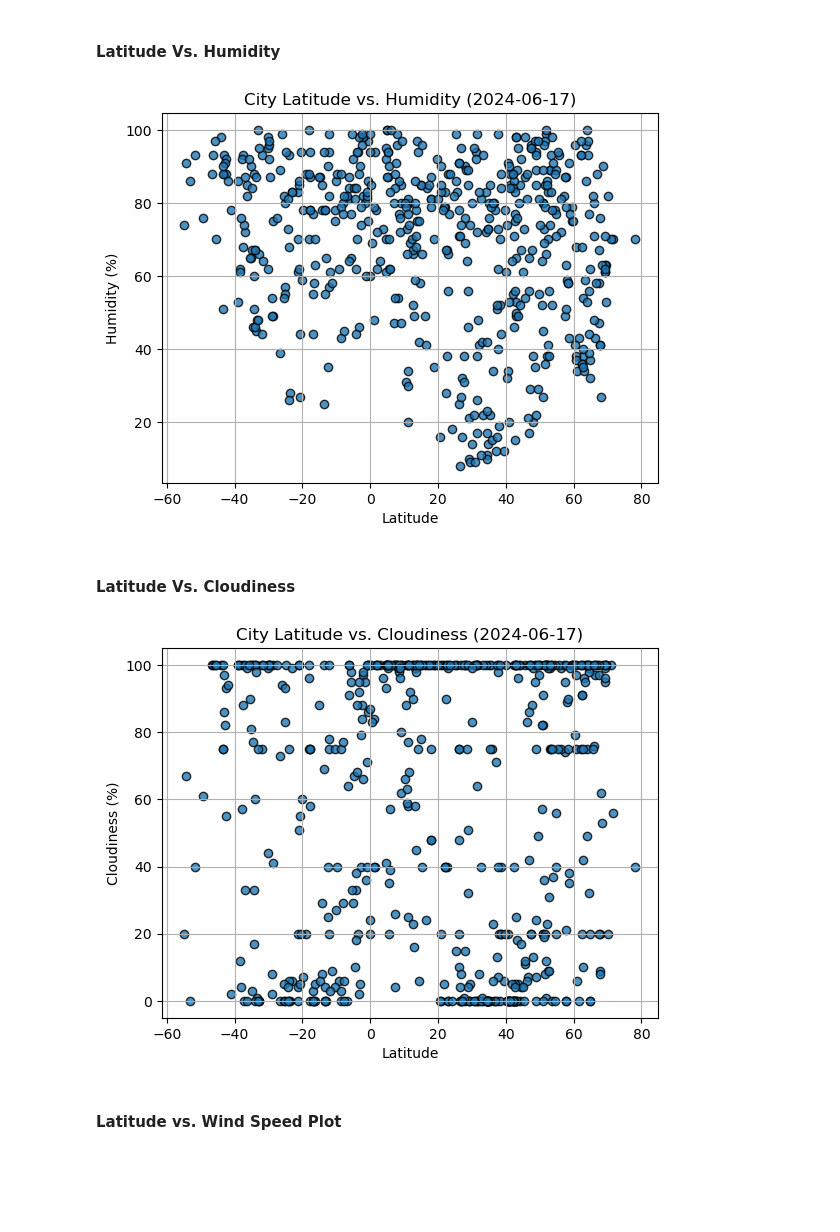
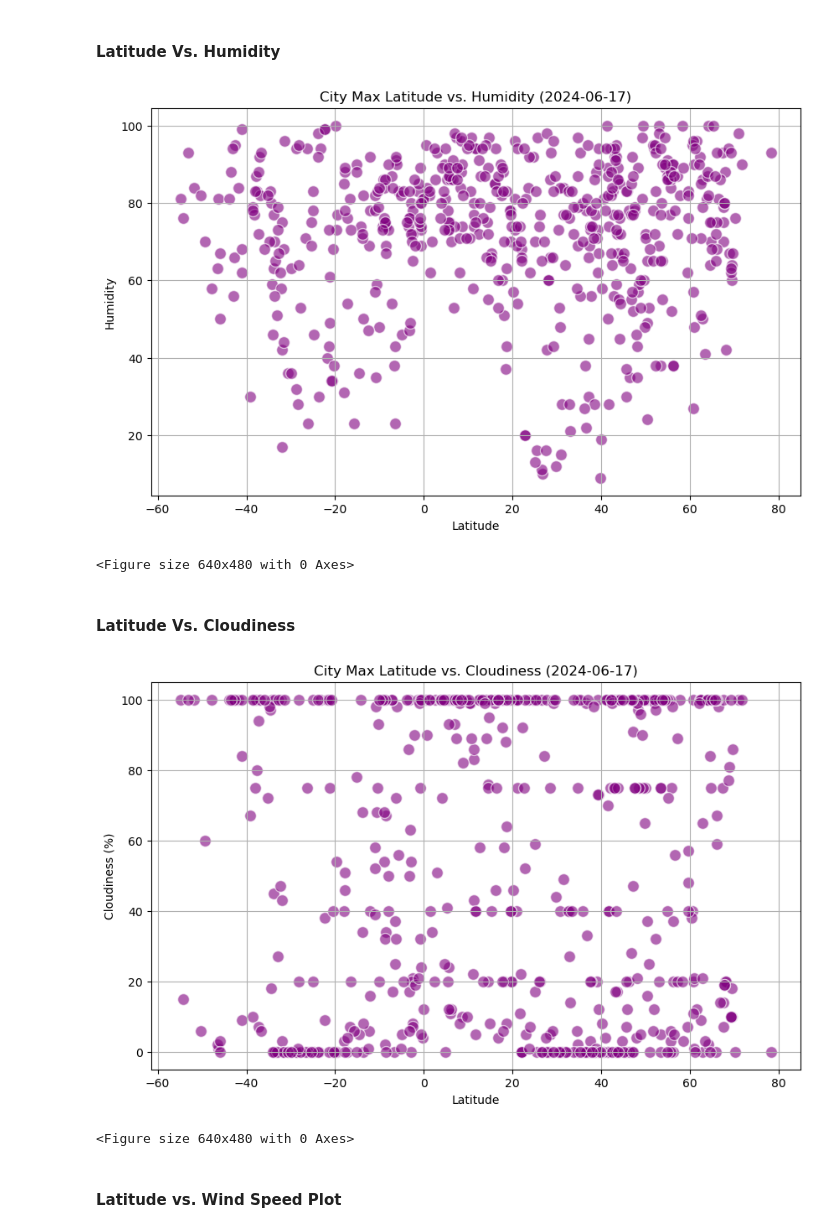
Before and after one commit to crzcssdy/python-api-challenge, a Jupyter notebook: WeatherPy/WeatherPy.ipynb, the cells around one changed output. Cells and saved outputs as stored; diff of their text form; code cells hidden in the pictures; blank space fills up the shorter version.

```diff
--- a/WeatherPy/WeatherPy.ipynb
+++ b/WeatherPy/WeatherPy.ipynb
@@ -213,6 +183,6 @@ city_data_df.to_csv("output_data/cities.csv", index_label="City_ID")
 # %%
 # Read saved data
-city_data_df = pd.read_csv("output_data/cities.csv", index_col="City_ID")
+city_data_df = pd.read_csv("cities.csv", index_col="City_ID")
 
 # Display sample data
 city_data_df.head()
@@ -246,34 +223,48 @@ plt.show()
 #### Latitude Vs. Humidity
 # %%
 # Build the scatter plots for latitude vs. humidity
-# YOUR CODE HERE
+plt.figure(figsize=(10, 6))
+plt.scatter(city_data_df["Lat"], city_data_df["Humidity"], color='purple', alpha=0.6, edgecolors='w', s=100)
+
 
 # Incorporate the other graph properties
-# YOUR CODE HERE
+plt.title("City Max Latitude vs. Humidity (2024-06-17)")
+plt.xlabel("Latitude")
+plt.ylabel("Humidity")
+plt.grid()
+plt.show()
 
 # Save the figure
-plt.savefig("output_data/Fig2.png")
+plt.savefig("WeatherPy_Fig2.png")
 
 # Show plot
 plt.show()
 # %% [output]
-[figure, old version]
+[figure, new version]
+<Figure size 640x480 with 0 Axes>
 # %% [markdown]
 #### Latitude Vs. Cloudiness
 # %%
 # Build the scatter plots for latitude vs. cloudiness
-# YOUR CODE HERE
+plt.figure(figsize=(10, 6))
+plt.scatter(city_data_df["Lat"], city_data_df["Cloudiness"], color='purple', alpha=0.6, edgecolors='w', s=100)
+
 
 # Incorporate the other graph properties
-# YOUR CODE HERE
+plt.title("City Max Latitude vs. Cloudiness (2024-06-17)")
+plt.xlabel("Latitude")
+plt.ylabel("Cloudiness (%)")
+plt.grid()
+plt.show()
 
 # Save the figure
-plt.savefig("output_data/Fig3.png")
+plt.savefig("WeatherPy_Fig3.png")
 
 # Show plot
 plt.show()
 # %% [output]
-[figure, old version]
+[figure, new version]
+<Figure size 640x480 with 0 Axes>
 # %% [markdown]
 #### Latitude vs. Wind Speed Plot
 # %%
```
Also changed, not shown: parts of 39 cells of this notebook, 4 other files.
